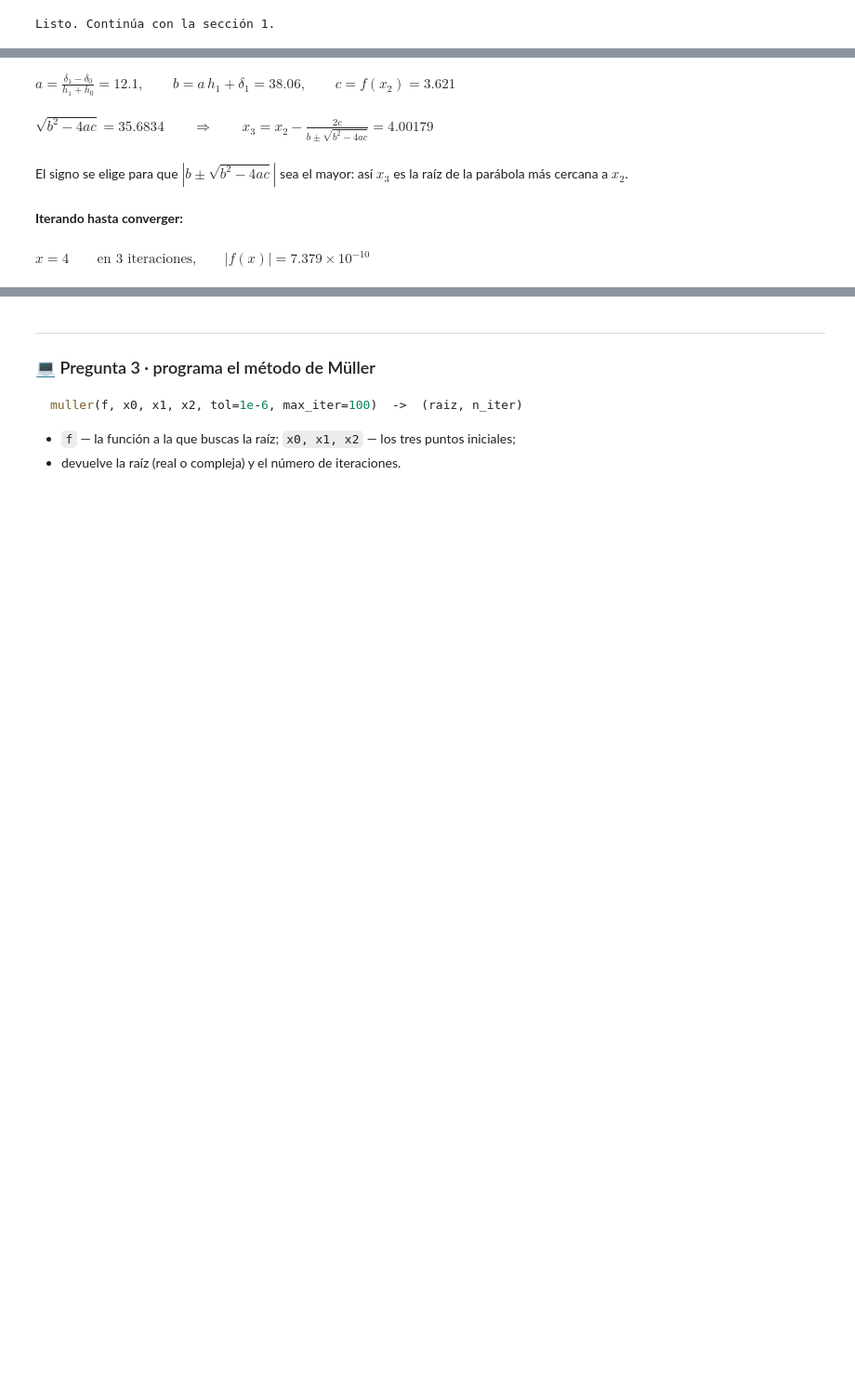
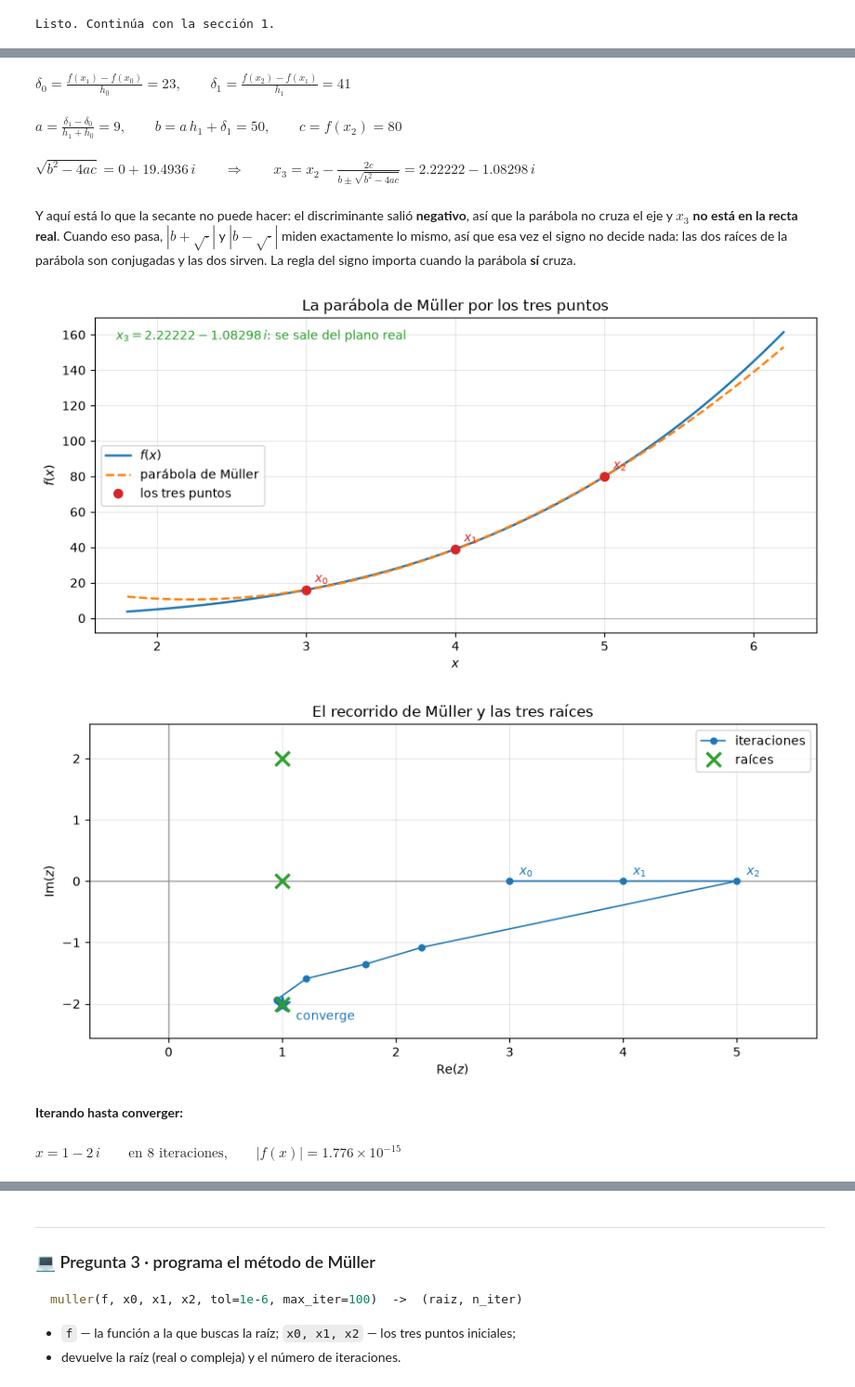
Before and after one commit to ITH-MGL-MN/U2_T3B, a Jupyter notebook: U2_T3B.ipynb, the cells around one changed output, grey strips where cells are left out. Shown at 93% size. Saved outputs shown, nothing was run; the diff lists cells and outputs as text; code cells hidden in the pictures; blank space fills up the shorter version.

```diff
--- a/U2_T3B.ipynb
+++ b/U2_T3B.ipynb
@@ -347,31 +370,24 @@ $x_2 \leftarrow x_3$ y se repite.
 # %%
-#@title 🧪 Laboratorio · un paso de Müller, a la vista
+#@title 🧪 Laboratorio · el paso de Müller y el salto al plano complejo
 import cmath
 from IPython.display import Math, Markdown, display
 
-SEP = r',\ '
+# El formateador de números complejos en LaTeX vive en tools/visualizar.py;
+# aquí solo se le cambia el nombre, para no repetir el mismo código.
+_tex = complejo_tex
 
+# Un polinomio con UNA raíz real y UN PAR complejo (NO es el tuyo):
+#   f(x) = (x - 1)(x^2 - 2x + 5)  ->  raíces 1, 1 + 2i, 1 - 2i
+f = lambda x: x**3 - 3*x**2 + 7*x - 5
 
-def _tex(z, dec=6):
-    """Un número real o complejo en LaTeX (sin los $ del modo matemático)."""
-    z = complex(z)
-    re = '%.*g' % (dec, z.real)
-    if abs(z.imag) <= 1e-12 * max(1.0, abs(z.real)):
-        return re
-    return '%s %+.6g\\,i' % (re, z.imag)
-
-
-# Un polinomio cualquiera con una raíz real cerca de 4 (NO es el tuyo).
-def f(x):
-    return x**3 - 13*x - 12        # raíces: -3, -1, 4
-
-
-x0, x1, x2 = 3.2, 4.8, 4.1
+x0, x1, x2 = 3.0, 4.0, 5.0      # los TRES del mismo lado: f = 16, 39 y 80
 f0, f1, f2 = f(x0), f(x1), f(x2)
 
-display(Markdown('**Un paso de Müller.** Con $f(x) = x^{3} - 13x - 12$ y los '
-                 'tres puntos $x_0 = %g$, $x_1 = %g$, $x_2 = %g$:'
-                 % (x0, x1, x2)))
+display(Markdown('**Un paso de Müller.** Con $f(x) = x^{3} - 3x^{2} + 7x - 5$ '
+                 '(raíces $1$ y $1 \\pm 2i$) y los tres puntos '
+                 '$x_0 = %g$, $x_1 = %g$, $x_2 = %g$:' % (x0, x1, x2)))
+display(Markdown('Los tres caen del **mismo lado** ($f > 0$ en los tres): no '
+                 'encierran ninguna raíz, y a Müller eso no le estorba.'))
 display(Math(r'f(x_0) = %s,\qquad f(x_1) = %s,\qquad f(x_2) = %s'
              % (_tex(f0), _tex(f1), _tex(f2))))
 
@@ -397,11 +413,37 @@ x3 = x2 - 2*c / den
 display(Math(r'\sqrt{b^2 - 4ac} = %s \qquad\Longrightarrow\qquad '
              r'x_3 = x_2 - \frac{2c}{b \pm \sqrt{b^2 - 4ac}} = %s'
              % (_tex(disc), _tex(x3))))
-display(Markdown('El signo se elige para que $|b \\pm \\sqrt{b^2-4ac}|$ sea el '
-                 'mayor: así $x_3$ es la raíz de la parábola más cercana a $x_2$.'))
+display(Markdown('Y aquí está lo que la secante no puede hacer: el '
+                 'discriminante salió **negativo**, así que la parábola no '
+                 'cruza el eje y $x_3$ **no está en la recta real**. Cuando eso '
+                 'pasa, $|b + \\sqrt{\\cdot}|$ y $|b - \\sqrt{\\cdot}|$ miden '
+                 'exactamente lo mismo, así que esa vez el signo no decide '
+                 'nada: las dos raíces de la parábola son conjugadas y las dos '
+                 'sirven. La regla del signo importa cuando la parábola **sí** '
+                 'cruza.'))
+
+# --- Gráfica 1: el paso en el plano real ------------------------------
+graficar_paso_muller(f, x0, x1, x2, (a, b, c), x3=x3,
+                     titulo='La parábola de Müller por los tres puntos')
+
+# --- Gráfica 2: el recorrido, ya en el plano complejo -----------------
+camino = camino_muller(f, x0, x1, x2, iteraciones=8)
+graficar_plano_complejo(raices=(1.0, 1 + 2j, 1 - 2j), camino=camino,
+                        titulo='El recorrido de Müller y las tres raíces')
 
 raiz, nit = muller_referencia(f, x0, x1, x2, tol=1e-9)
 display(Markdown('**Iterando hasta converger:**'))
 display(Math(r'x = %s \qquad\text{en } %d \text{ iteraciones,}\qquad |f(x)| = %s'
              % (_tex(raiz), nit, latex_cientifico(abs(f(raiz))))))
+
+# # --- Gráfica 3: |f(z)| sobre todo el plano complejo -------------------
+# graficar_polinomio_complejo([1, -3, 7, -5], letra='f', interactivo=True, raices=(1.0, 1 + 2j, 1 - 2j),
+#                             camino=camino,
+#                             titulo='$|f(z)|$ sobre el plano complejo')
+# display(Markdown('En esa superficie cada raíz es un **valle** que baja hasta '
+#                  'cero: la real se ve sobre el eje, y el par complejo aparece '
+#                  'como **dos valles simétricos** fuera de él (una raíz y su '
+#                  'conjugada). Un método que solo mira el eje nunca los pisa; '
+#                  'Müller se desliza hacia el valle porque su parábola ya no '
+#                  'toca el eje. **Gírala con el ratón** y pasa el cursor por encima para leer los valores reales e imaginarios.'))
 # %% [output]
@@ -412,5 +454,8 @@ $\displaystyle \delta_0 = \frac{f(x_1) - f(x_0)}{h_0} = 35.64,\qquad \delta_1 =
-$\displaystyle a = \frac{\delta_1 - \delta_0}{h_1 + h_0} = 12.1,\qquad b = a\,h_1 + \delta_1 = 38.06,\qquad c = f(x_2) = 3.621$
+$\displaystyle \delta_0 = \frac{f(x_1) - f(x_0)}{h_0} = 23,\qquad \delta_1 = \frac{f(x_2) - f(x_1)}{h_1} = 41$
-$\displaystyle \sqrt{b^2 - 4ac} = 35.6834 \qquad\Longrightarrow\qquad x_3 = x_2 - \frac{2c}{b \pm \sqrt{b^2 - 4ac}} = 4.00179$
+$\displaystyle a = \frac{\delta_1 - \delta_0}{h_1 + h_0} = 9,\qquad b = a\,h_1 + \delta_1 = 50,\qquad c = f(x_2) = 80$
-El signo se elige para que $|b \pm \sqrt{b^2-4ac}|$ sea el mayor: así $x_3$ es la raíz de la parábola más cercana a $x_2$.
+$\displaystyle \sqrt{b^2 - 4ac} = 0 +19.4936\,i \qquad\Longrightarrow\qquad x_3 = x_2 - \frac{2c}{b \pm \sqrt{b^2 - 4ac}} = 2.22222 -1.08298\,i$
-**Iterando hasta converger:**
+Y aquí está lo que la secante no puede hacer: el discriminante salió **negativo**, así que la parábola no cruza el eje y $x_3$ **no está en la recta real**. Cuando eso pasa, $|b + \sqrt{\cdot}|$ y $|b - \sqrt{\cdot}|$ miden exactamente lo mismo, así que esa vez el signo no decide nada: las dos raíces de la parábola son conjugadas y las dos sirven. La regla del signo importa cuando la parábola **sí** cruza.
+[figure, added]
+[figure, added]
-$\displaystyle x = 4 \qquad\text{en } 3 \text{ iteraciones,}\qquad |f(x)| = 7.379\times 10^{-10}$
+**Iterando hasta converger:**
+$\displaystyle x = 1 -2\,i \qquad\text{en } 8 \text{ iteraciones,}\qquad |f(x)| = 1.776\times 10^{-15}$
```
Also changed, not shown: parts of 48 cells of this notebook, 9 other files.
